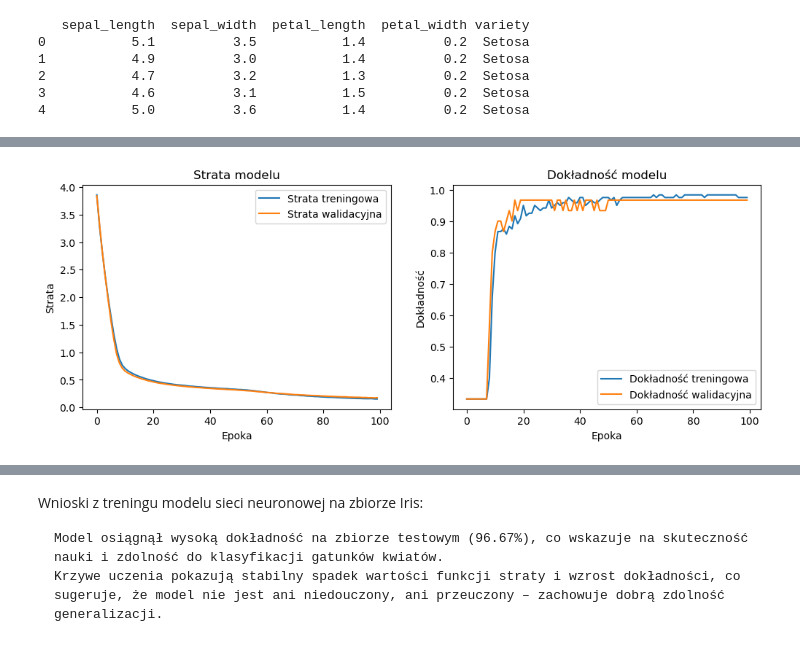
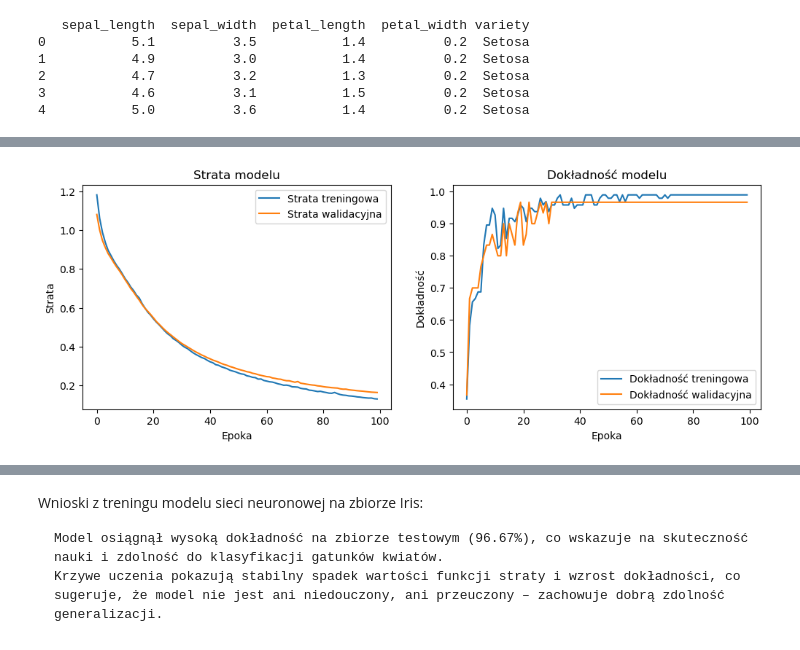
Before and after one commit to Quick-witted-flower/ModelKlasyfikacji, a Jupyter notebook: model_iris.ipynb, the cells around one changed output, grey strips where cells are left out. Saved outputs shown, nothing was run; the diff lists cells and outputs as text; code cells hidden in the pictures.

```diff
--- a/model_iris.ipynb
+++ b/model_iris.ipynb
@@ -40,16 +40,24 @@ print(iris_dataset.head())
 X = iris_dataset.iloc[:, :-1].values  # Wszystkie kolumny oprócz ostatniej (cechy)
 y = iris_dataset.iloc[:, -1].values   # Ostatnia kolumna to etykiety (gatunki)
 
+# Podział danych na zbiór treningowy i testowy
+X_train, X_test, y_train, y_test = train_test_split(X, y, test_size=0.2, random_state=42)
+
+# Podział zbioru treningowego na dane uczące i walidacyjne
+X_train, X_val, y_train, y_val = train_test_split(X_train, y_train, test_size=0.2, random_state=42)
+
 # Zamiana etykiet na liczby (LabelEncoder)
 label_encoder = LabelEncoder()
-y_numeric = label_encoder.fit_transform(y)  # Zamiana nazw gatunków na liczby
+y_train = label_encoder.fit_transform(y_train)
+y_val = label_encoder.transform(y_val)
+y_test = label_encoder.transform(y_test)  # Testowe są tylko transformowane, nie fitowane!
 
 # Zamiana etykiet na one-hot encoding
 one_hot_encoder = OneHotEncoder(sparse=False)
-y_one_hot = one_hot_encoder.fit_transform(y.reshape(-1, 1))
+y_train = one_hot_encoder.fit_transform(y_train.reshape(-1, 1))
+y_val = one_hot_encoder.transform(y_val.reshape(-1, 1))
+y_test = one_hot_encoder.transform(y_test.reshape(-1, 1))
 
-# Podział danych na zbiór treningowy i testowy
-X_train, X_test, y_train, y_test = train_test_split(X, y_one_hot, test_size=0.2, random_state=42)
 
 # Budowa modelu sieci neuronowej
 model = Sequential([
@@ -107,2 +115,2 @@ Epoch 100/100
 Test Accuracy: 96.67%
-[figure, old version]
+[figure, new version]
```
Also changed, not shown: parts of 2 cells of this notebook.
